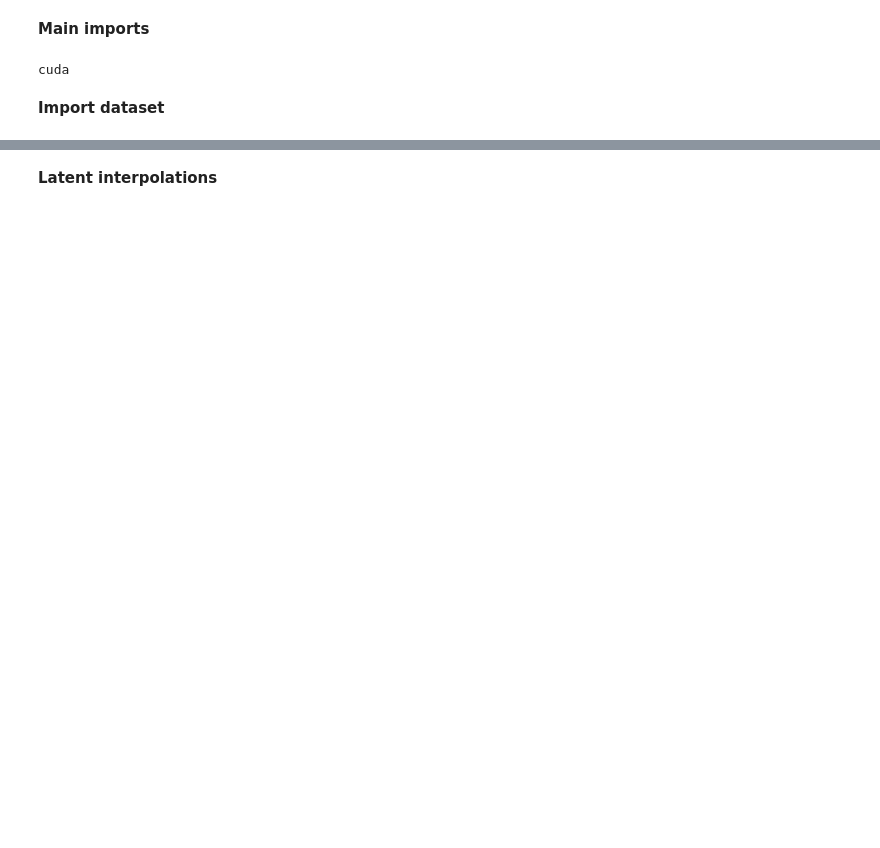
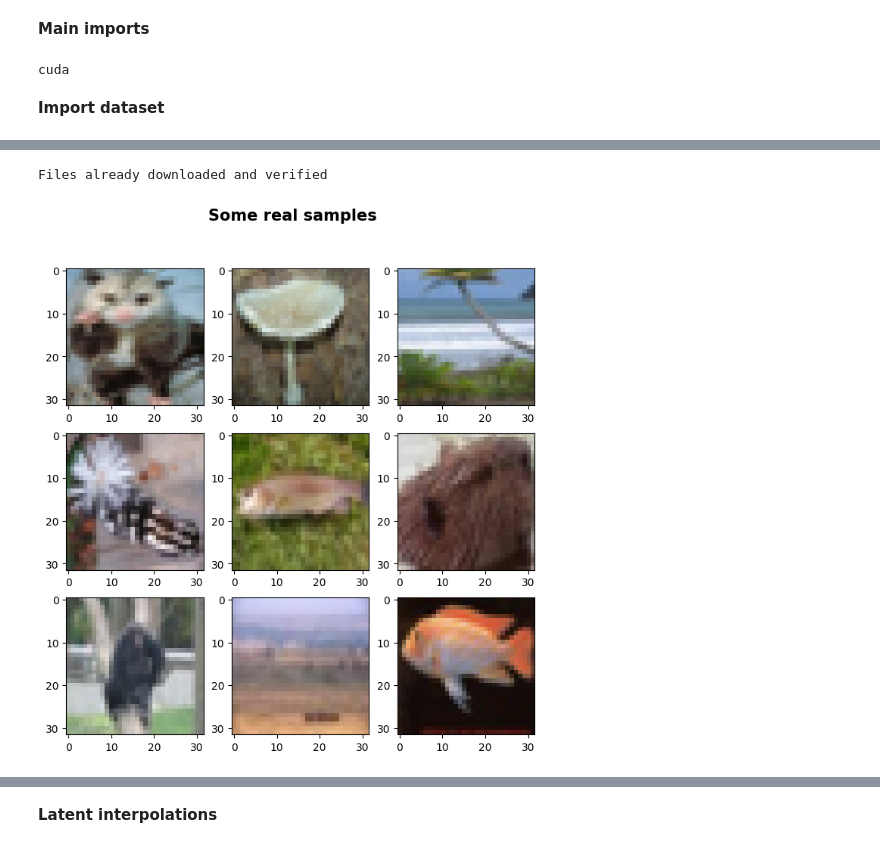
Before and after one commit to curranmaguire/DL_coursework, a Jupyter notebook: generative_model.ipynb, the cells around one changed output, grey strips where cells are left out. Drawn from its saved outputs; the diff is of its cells as text; code cells hidden in the pictures; blank space fills up the shorter version.

```diff
--- a/generative_model.ipynb
+++ b/generative_model.ipynb
@@ -69,8 +55,0 @@ Files already downloaded and verified
-# %%
-# let's view some of the training data
-plt.rcParams['figure.dpi'] = 100
-x,t = next(train_iterator)
-x = inverse_normalize(x)
-x,t = x.to(device), t.to(device)
-plt.imshow(torchvision.utils.make_grid(x).cpu().numpy().transpose(1, 2, 0), cmap=plt.cm.binary)
-plt.show()
@@ -281,0 +81,65 @@ KeyboardInterrupt:
+# %%
+import torch
+from torch import nn, optim
+from torchvision import datasets, transforms
+import torch.nn.functional as F
+from torch.utils.data import DataLoader
+from torchvision.utils import save_image
+from math import log2
+import numpy as np
+import os
+from tqdm import tqdm
+import matplotlib.pyplot as plt
+
+dataset = torchvision.datasets.CIFAR100('data', train=True, download=True, transform=torchvision.transforms.Compose([
+        torchvision.transforms.ToTensor(),
+        torchvision.transforms.Normalize([0.485, 0.456, 0.406], [0.229, 0.224, 0.225])
+
+    ]))
+DEVICE = device
+START_TRAIN_AT_IMG_SIZE = 4
+LEARNING_RATE           = 1e-3
+BATCH_SIZES             = [32, 32, 32, 16] #you can use [32, 32, 32, 16, 16, 16, 16, 8, 4] for example if you want to train until 1024x1024, but again this numbers depend on your vram
+image_size              = 32
+CHANNELS_IMG            = 3
+Z_DIM                   = 256  # should be 512 in original paper
+IN_CHANNELS             = 256  # should be 512 in original paper
+LAMBDA_GP               = 10
+PROGRESSIVE_EPOCHS      = [10000, 10000, 10000, 20000]
+# %% [output]
+Files already downloaded and verified
+# %%
+from math import log2
+def get_loader(image_size):
+    #need to create a dataloader for each image size
+    transform = transforms.Compose(
+        [
+            transforms.Resize((image_size, image_size)),
+            transforms.ToTensor(),
+            transforms.RandomHorizontalFlip(p=0.5),
+            transforms.Normalize(
+                [0.5,0.5,0.5], [0.5,0.5,0.5],
+            )
+        ]
+    )
+    dataset = torchvision.datasets.CIFAR100('data', train=True, transform=transform)
+    batch_size = BATCH_SIZES[int(log2(image_size / 4))]
+    loader = DataLoader(
+        dataset,
+        batch_size=batch_size,
+        shuffle=True,
+    )
+    return loader, dataset
+def check_loader():
+    loader,_ = get_loader(32)
+    cloth ,_ = next(iter(loader))
+    _, ax    = plt.subplots(3,3, figsize=(8,8))
+    plt.suptitle('Some real samples', fontsize=15, fontweight='bold')
+    ind = 0
+    for k in range(3):
+        for kk in range(3):
+            ind += 1
+            ax[k][kk].imshow((cloth[ind].permute(1,2,0)+1)/2)
+check_loader()
+# %% [output]
+[figure, added]
```
Also changed, not shown: parts of 14 cells of this notebook.
